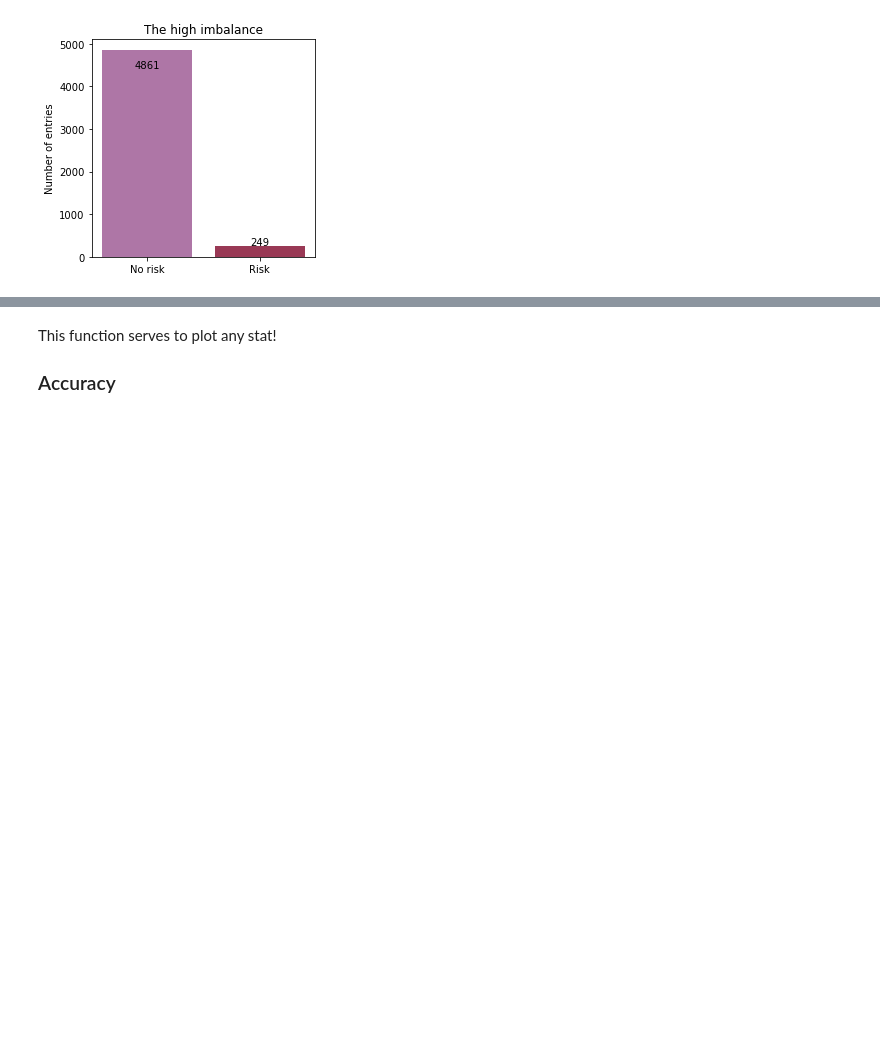
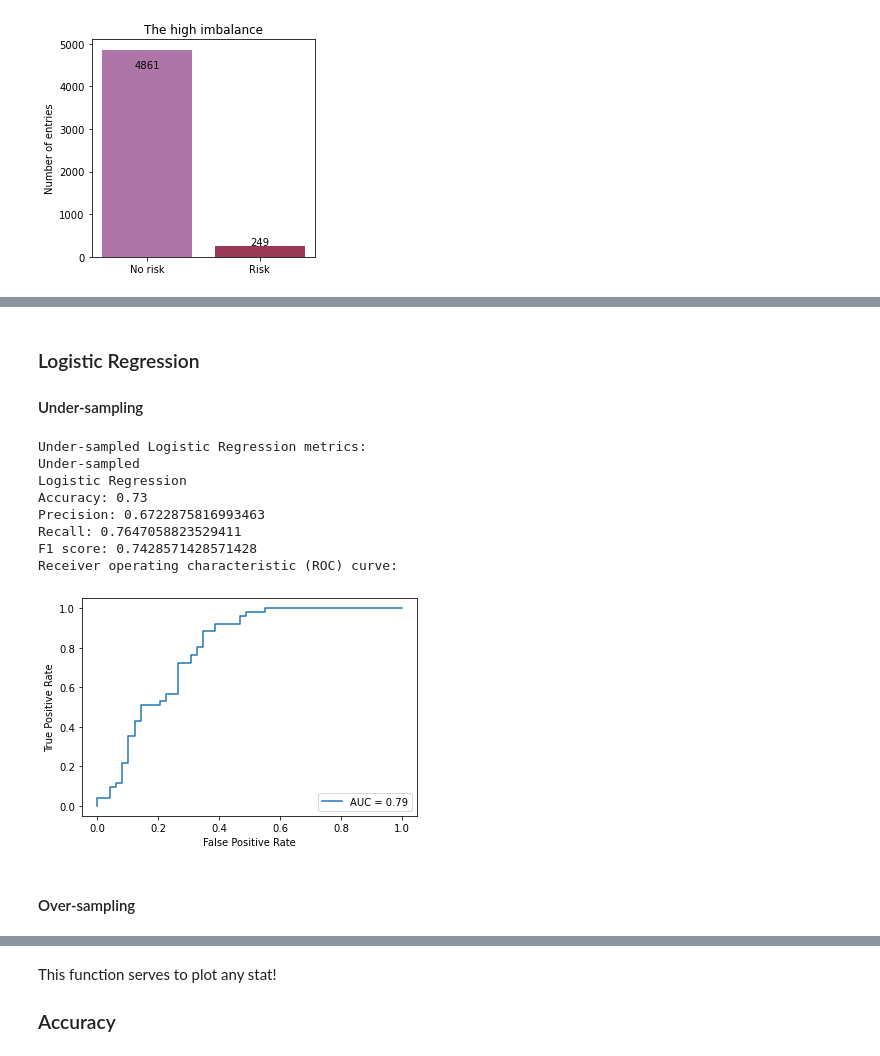
Before and after one commit to bearkillerPT/DataMining, a Jupyter notebook: DataMiningProject.ipynb, the cells around one changed output, grey strips where cells are left out. Cells and saved outputs as stored; diff of their text form; code cells hidden in the pictures; blank space fills up the shorter version.

```diff
--- a/DataMiningProject.ipynb
+++ b/DataMiningProject.ipynb
@@ -233,0 +143,58 @@ def plot_stat(stat_name):
+# %%
+x_train, x_test, y_train, y_test = train_test_split(df_dataset.drop(
+    'stroke', axis=1), df_dataset['stroke'].astype('int'), test_size=0.2)
+over_x_train, over_x_test, over_y_train, over_y_test = train_test_split(over_x, over_y, test_size=0.2)
+stats = {}
+# useful functions for the model stats!
+
+
+def print_stats(cls_name, y_test, prediction):
+    print(cls_name + " metrics:")
+    sample_type = cls_name.split(' ')[0]
+    cls_name = ' '.join(cls_name.split(' ')[1:])
+    print(sample_type)
+    print(cls_name)
+
+    if cls_name not in stats.keys():
+        stats[cls_name] = {}
+    stats[cls_name][sample_type] = {}
+    stats[cls_name][sample_type] = {
+        "accuracy":  metrics.accuracy_score(y_test, prediction),
+        "precision":  metrics.average_precision_score(y_test, prediction),
+        "recall":  metrics.recall_score(y_test, prediction),
+        "f1_score": metrics.f1_score(y_test, prediction)
+    }
+    print("Accuracy: " + str(stats[cls_name][sample_type]["accuracy"]))
+    print("Precision: " + str(stats[cls_name][sample_type]["precision"]))
+    print("Recall: " + str(stats[cls_name][sample_type]["recall"]))
+    print("F1 score: " + str(stats[cls_name][sample_type]["f1_score"]))
+
+
+def show_roc_curve(cls, x_test, y_test):
+    probs = cls.predict_proba(x_test)
+    preds = probs[:, 1]
+    fpr, tpr, threshold = metrics.roc_curve(y_test, preds)
+    roc_auc = metrics.auc(fpr, tpr)
+    print("Receiver operating characteristic (ROC) curve:")
+    metrics.RocCurveDisplay(fpr=fpr, tpr=tpr, roc_auc=roc_auc).plot()
+# %% [markdown]
+### Logistic Regression
+#### Under-sampling
+# %%
+logistic_classifier = LogisticRegression(max_iter=1000)
+under_log_model = logistic_classifier.fit(x_train, y_train)
+under_prediction = logistic_classifier.predict(x_test)
+print_stats("Under-sampled Logistic Regression", y_test, under_prediction)
+show_roc_curve(under_log_model, x_test, y_test)
+# %% [output]
+Under-sampled Logistic Regression metrics:
+Under-sampled
+Logistic Regression
+Accuracy: 0.73
+Precision: 0.6722875816993463
+Recall: 0.7647058823529411
+F1 score: 0.7428571428571428
+Receiver operating characteristic (ROC) curve:
+[figure, added]
+# %% [markdown]
+#### Over-sampling
```
Also changed, not shown: parts of 52 cells of this notebook, 6 other files.
